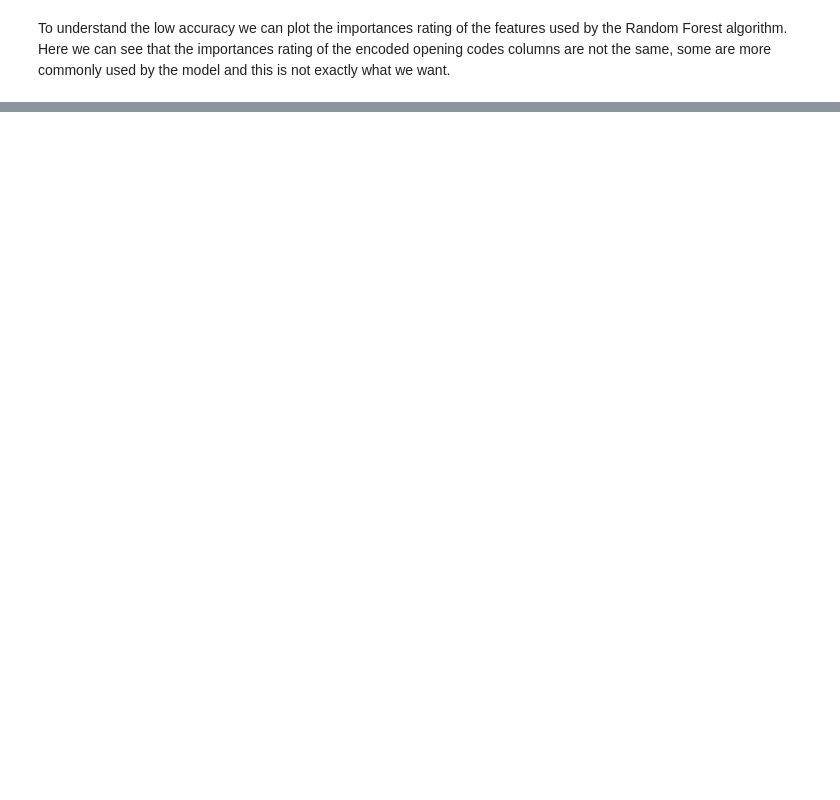
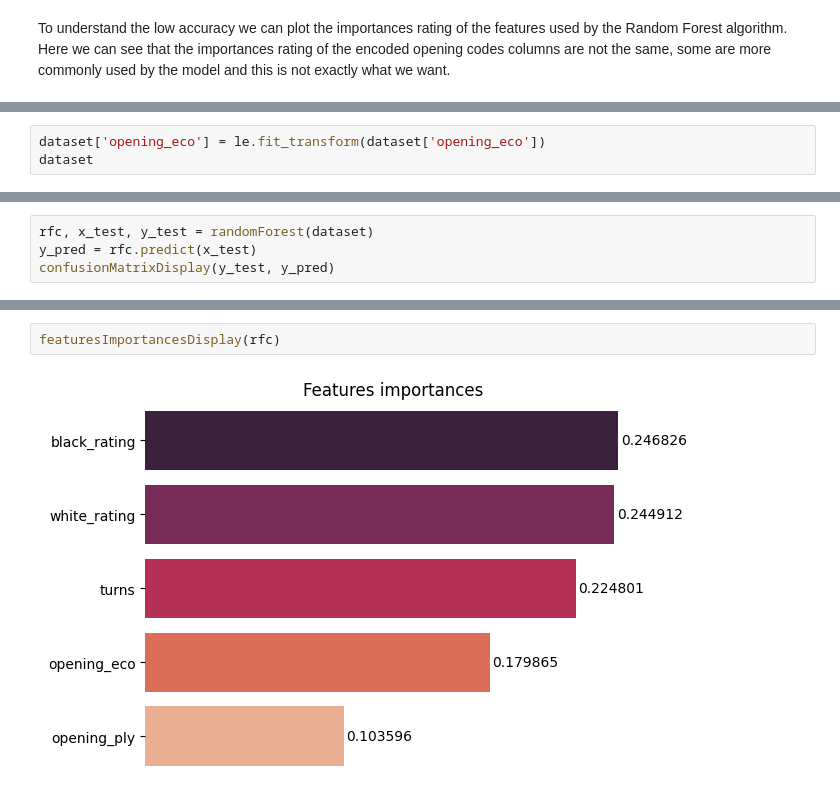
Before and after one commit to robinmoon2/AI_Application_HY, a Jupyter notebook: Chess_Project/Elite_MlPrediction.ipynb, the cells around one changed output, grey strips where cells are left out. Saved outputs shown, nothing was run; the diff lists cells and outputs as text; blank space fills up the shorter version.

```diff
--- a/Chess_Project/Elite_MlPrediction.ipynb
+++ b/Chess_Project/Elite_MlPrediction.ipynb
@@ -161,0 +175,3 @@ for value in plot.containers:
+# %%
+dataset['opening_eco'] = le.fit_transform(dataset['opening_eco'])
+dataset
@@ -161,0 +195,4 @@ for value in plot.containers:
+# %%
+rfc, x_test, y_test = randomForest(dataset)
+y_pred = rfc.predict(x_test)
+confusionMatrixDisplay(y_test, y_pred)
@@ -161,0 +220,4 @@ for value in plot.containers:
+# %%
+featuresImportancesDisplay(rfc)
+# %% [output]
+[figure, added]
```
Also changed, not shown: parts of 8 cells of this notebook.
